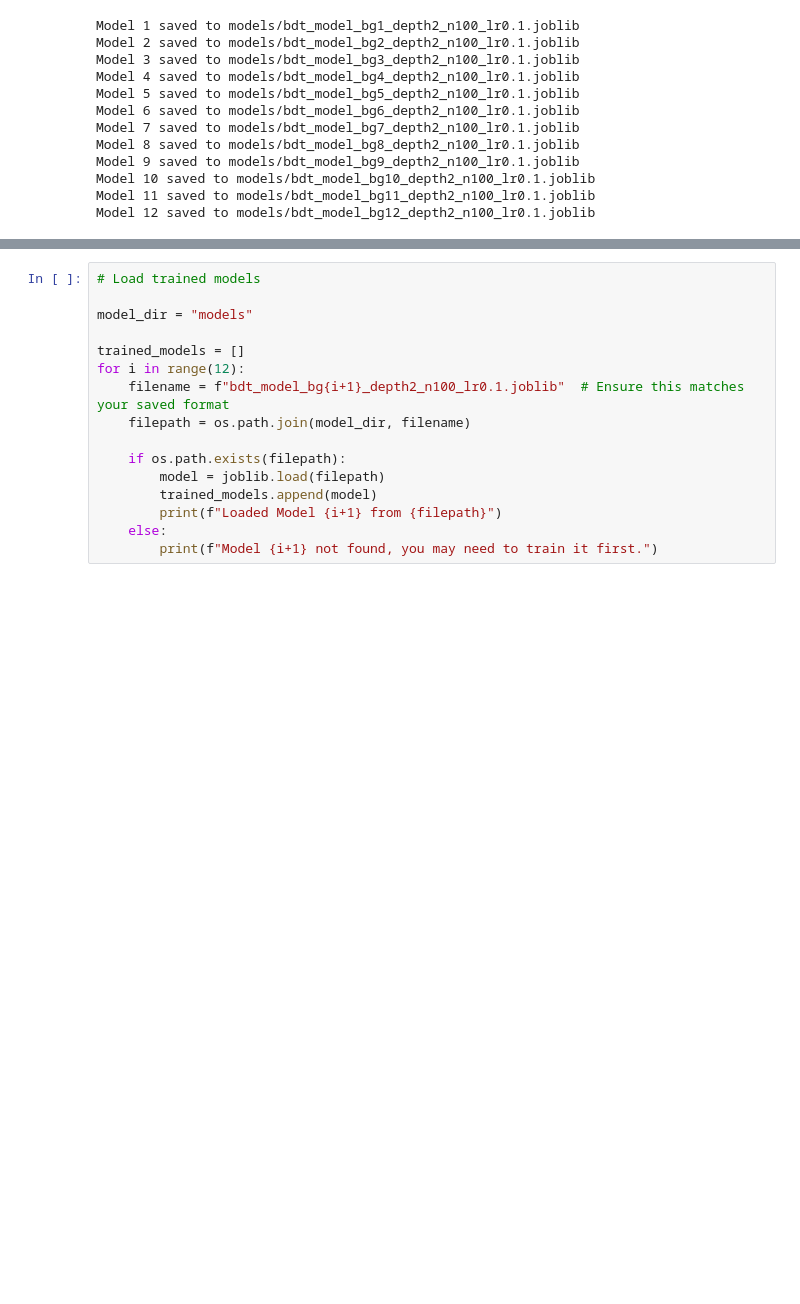
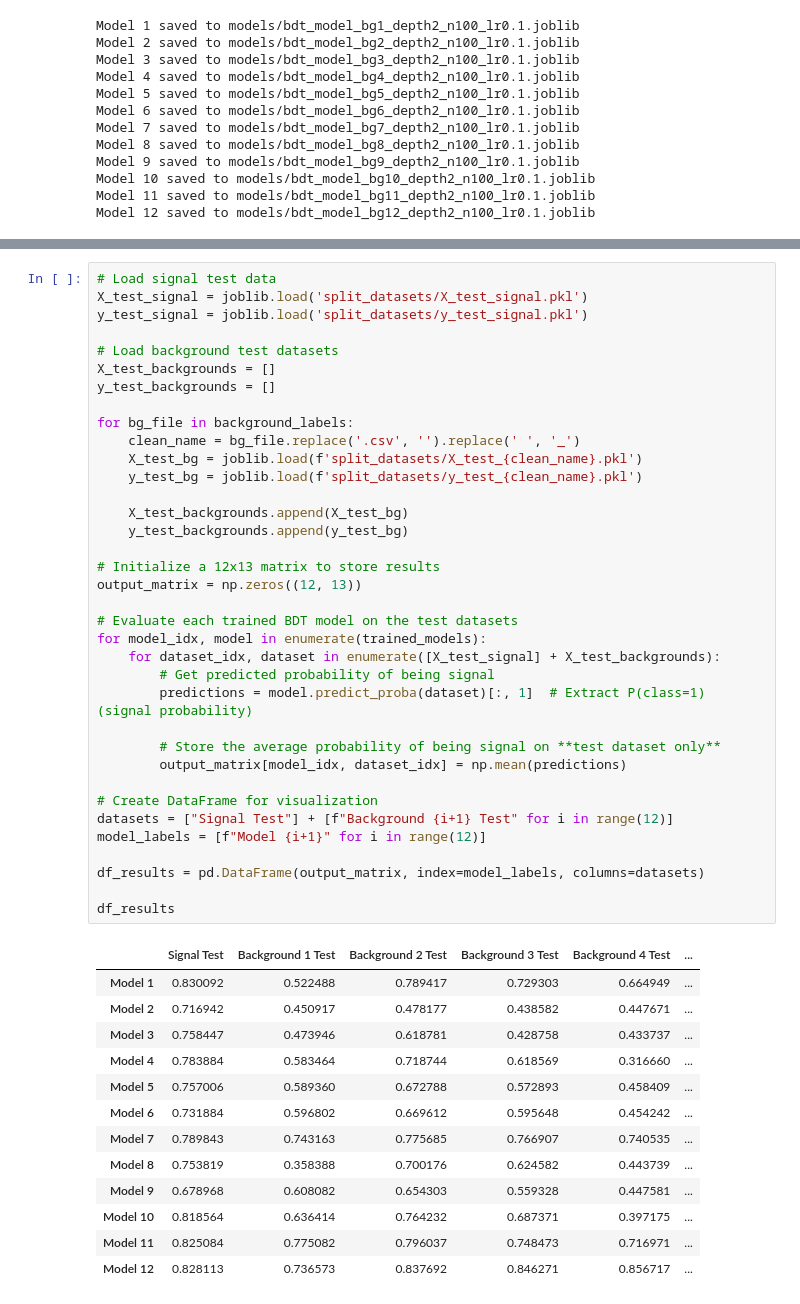
Before and after one commit to shinorimax/CS229, a Jupyter notebook: bdt.ipynb, the cells around one changed output, grey strips where cells are left out. Saved outputs shown, nothing was run; the diff lists cells and outputs as text; blank space fills up the shorter version.

```diff
--- a/bdt.ipynb
+++ b/bdt.ipynb
@@ -205,16 +263,50 @@ df_results
-# %%
-# Load trained models
-
-model_dir = "models"
-
-trained_models = []
-for i in range(12):
-    filename = f"bdt_model_bg{i+1}_depth2_n100_lr0.1.joblib"  # Ensure this matches your saved format
-    filepath = os.path.join(model_dir, filename)
-
-    if os.path.exists(filepath):
-        model = joblib.load(filepath)
-        trained_models.append(model)
-        print(f"Loaded Model {i+1} from {filepath}")
-    else:
-        print(f"Model {i+1} not found, you may need to train it first.")
+# %%
+# Load signal test data
+X_test_signal = joblib.load('split_datasets/X_test_signal.pkl')
+y_test_signal = joblib.load('split_datasets/y_test_signal.pkl')
+
+# Load background test datasets
+X_test_backgrounds = []
+y_test_backgrounds = []
+
+for bg_file in background_labels:
+    clean_name = bg_file.replace('.csv', '').replace(' ', '_')
+    X_test_bg = joblib.load(f'split_datasets/X_test_{clean_name}.pkl')
+    y_test_bg = joblib.load(f'split_datasets/y_test_{clean_name}.pkl')
+
+    X_test_backgrounds.append(X_test_bg)
+    y_test_backgrounds.append(y_test_bg)
+
+# Initialize a 12x13 matrix to store results
+output_matrix = np.zeros((12, 13))
+
+# Evaluate each trained BDT model on the test datasets
+for model_idx, model in enumerate(trained_models):
+    for dataset_idx, dataset in enumerate([X_test_signal] + X_test_backgrounds):
+        # Get predicted probability of being signal
+        predictions = model.predict_proba(dataset)[:, 1]  # Extract P(class=1) (signal probability)
+
+        # Store the average probability of being signal on **test dataset only**
+        output_matrix[model_idx, dataset_idx] = np.mean(predictions)
+
+# Create DataFrame for visualization
+datasets = ["Signal Test"] + [f"Background {i+1} Test" for i in range(12)]
+model_labels = [f"Model {i+1}" for i in range(12)]
+
+df_results = pd.DataFrame(output_matrix, index=model_labels, columns=datasets)
+
+df_results
+# %% [output]
+|  | Signal Test | Background 1 Test | Background 2 Test | Background 3 Test | Background 4 Test | ... |
+| Model 1 | 0.830092 | 0.522488 | 0.789417 | 0.729303 | 0.664949 | ... |
+| Model 2 | 0.716942 | 0.450917 | 0.478177 | 0.438582 | 0.447671 | ... |
+| Model 3 | 0.758447 | 0.473946 | 0.618781 | 0.428758 | 0.433737 | ... |
+| Model 4 | 0.783884 | 0.583464 | 0.718744 | 0.618569 | 0.316660 | ... |
+| Model 5 | 0.757006 | 0.589360 | 0.672788 | 0.572893 | 0.458409 | ... |
+| Model 6 | 0.731884 | 0.596802 | 0.669612 | 0.595648 | 0.454242 | ... |
+| Model 7 | 0.789843 | 0.743163 | 0.775685 | 0.766907 | 0.740535 | ... |
+| Model 8 | 0.753819 | 0.358388 | 0.700176 | 0.624582 | 0.443739 | ... |
+| Model 9 | 0.678968 | 0.608082 | 0.654303 | 0.559328 | 0.447581 | ... |
+| Model 10 | 0.818564 | 0.636414 | 0.764232 | 0.687371 | 0.397175 | ... |
+| Model 11 | 0.825084 | 0.775082 | 0.796037 | 0.748473 | 0.716971 | ... |
+| Model 12 | 0.828113 | 0.736573 | 0.837692 | 0.846271 | 0.856717 | ... |
```
Also changed, not shown: parts of 6 cells of this notebook, 3 other files.
